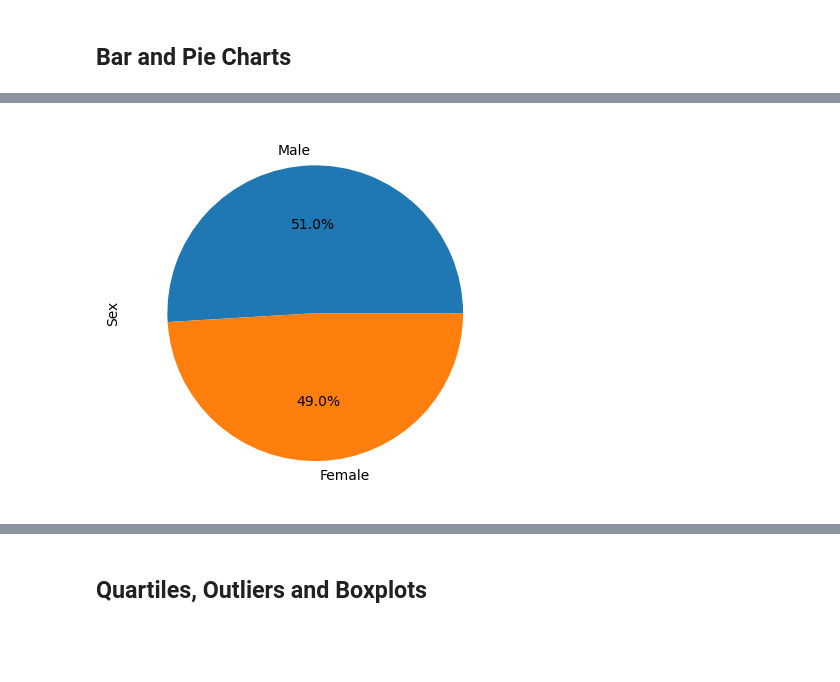
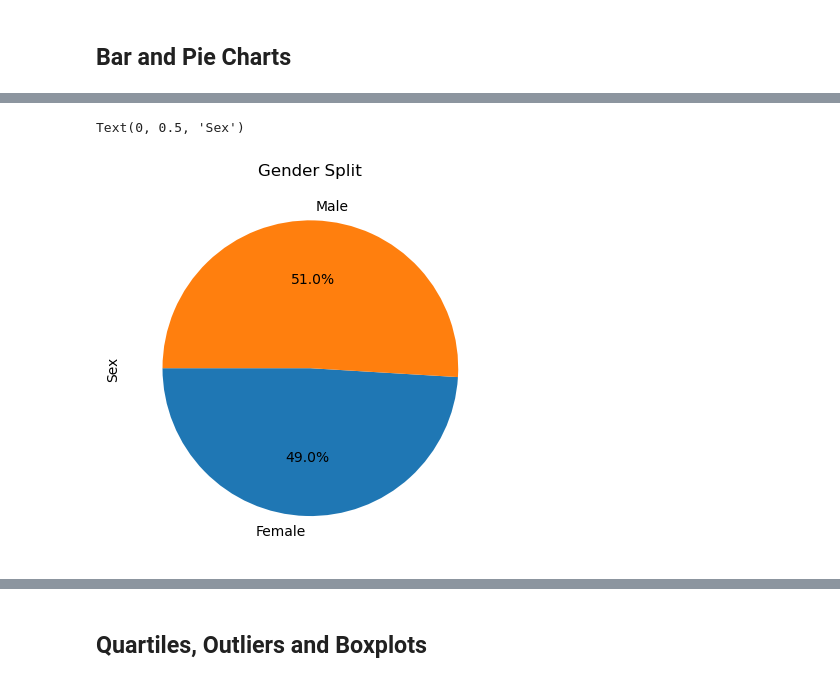
Before and after one commit to soljm/data-visualisation-challenge, a Jupyter notebook: Pymaceuticals/pymaceuticals.ipynb, the cells around one changed output, grey strips where cells are left out. Cells and saved outputs as stored; diff of their text form; code cells hidden in the pictures; blank space fills up the shorter version.

Commit message:
pie chart

```diff
--- a/Pymaceuticals/pymaceuticals.ipynb
+++ b/Pymaceuticals/pymaceuticals.ipynb
@@ -20,7 +22,8 @@ mouse_metadata = pd.read_csv(mouse_metadata_path)
 study_results = pd.read_csv(study_results_path)
 
 # Combine the data into a single DataFrame
-
+complete_df = pd.merge(mouse_metadata, study_results, on='Mouse ID', how='left')
 
 # Display the data table for preview
+complete_df.head()
 # %% [output]
@@ -37,3 +42,6 @@ study_results = pd.read_csv(study_results_path)
 # %%
 # Our data should be uniquely identified by Mouse ID and Timepoint
 # Get the duplicate mice by ID number that shows up for Mouse ID and Timepoint.
+duplicates = complete_df.duplicated(subset=['Mouse ID','Timepoint'], keep=False)
+duplicates = complete_df[duplicates]
+duplicates = duplicates['Mouse ID'].unique()
@@ -59,3 +67,5 @@ array(['g989'], dtype=object)
 # %%
 # Create a clean DataFrame by dropping the duplicate mouse by its ID.
+clean_df = complete_df.loc[complete_df['Mouse ID']!=duplicates[0],:]
+clean_df
 # %% [output]
@@ -121,0 +168,5 @@ array(['g989'], dtype=object)
+# %%
+# Generate a pie plot showing the distribution of female versus male mice using Pandas
+genders = clean_df.groupby('Sex')['Mouse ID'].count()
+genders.plot(kind='pie', title='Gender Split',ylabel='Sex', autopct='%.1f%%', startangle=180)
+plt.show()
@@ -122,4 +175,8 @@ array(['g989'], dtype=object)
 # %%
-# Generate a pie plot showing the distribution of female versus male mice using Pandas
+# Generate a pie plot showing the distribution of female versus male mice using pyplot
+plt.pie(genders, autopct='%.1f%%', labels=['Female', 'Male'], startangle=180)
+plt.title('Gender Split')
+plt.ylabel('Sex')
 # %% [output]
+Text(0, 0.5, 'Sex')
-[figure, old version]
+[figure, new version]
```
Also changed, not shown: parts of 13 cells of this notebook.
